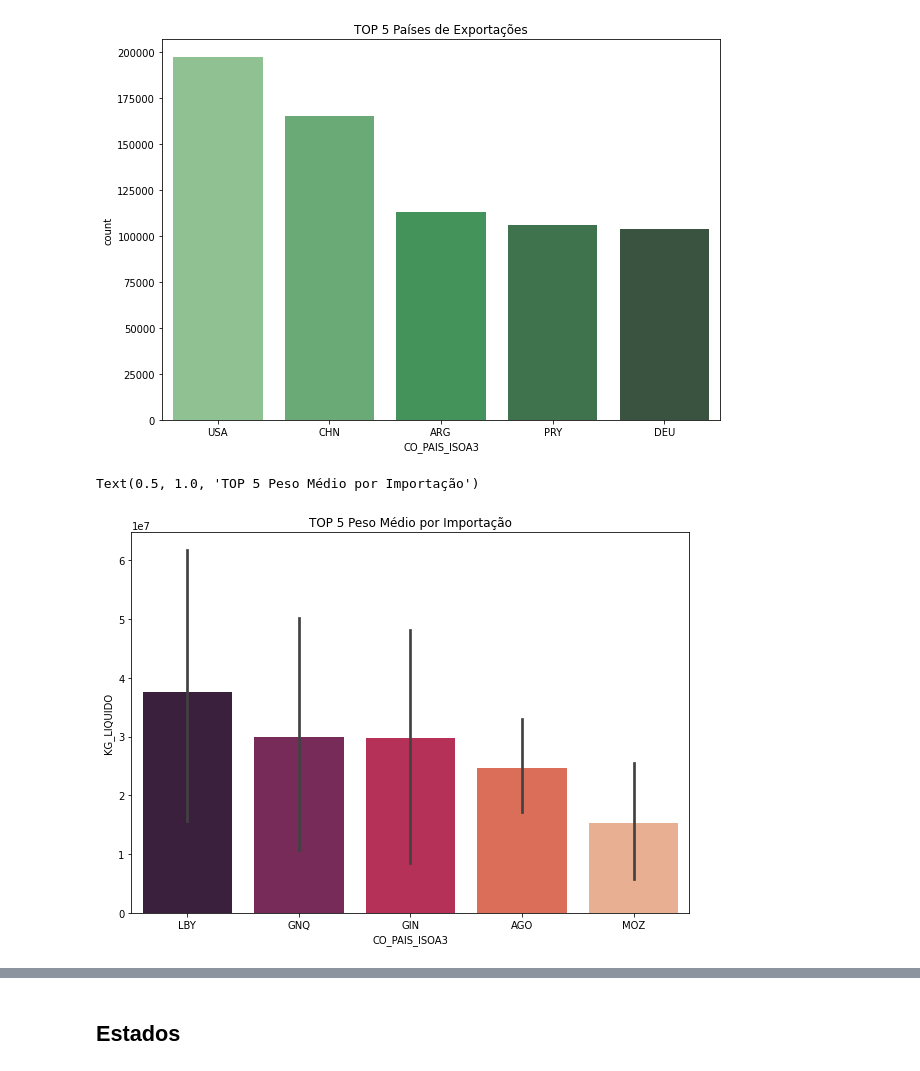
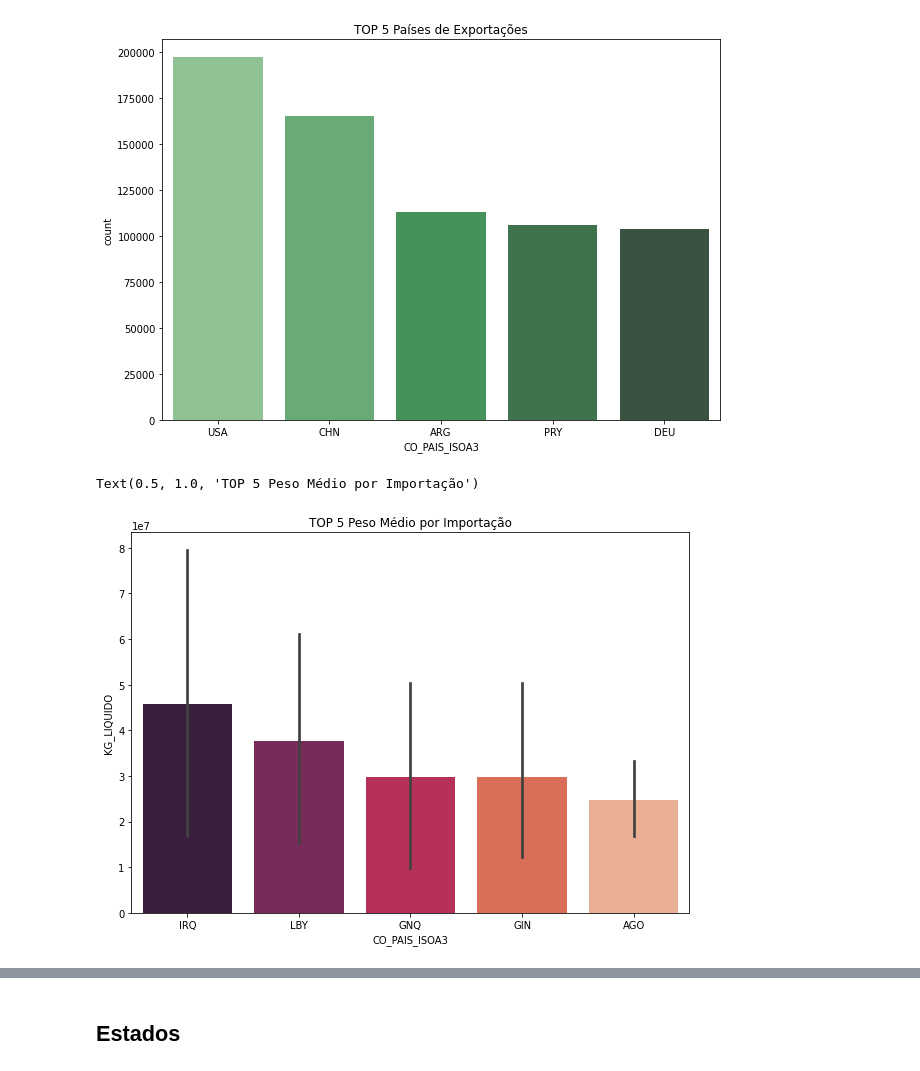
Before and after one commit to Gabrieleas10/case_FortBrasil, a Jupyter notebook: scripts/data_analysis.ipynb, the cells around one changed output, grey strips where cells are left out. Saved outputs shown, nothing was run; the diff lists cells and outputs as text; code cells hidden in the pictures.

```diff
--- a/scripts/data_analysis.ipynb
+++ b/scripts/data_analysis.ipynb
@@ -103,12 +103,12 @@ Text(0.5, 1.0, 'TOP 5 Países de Exportações')
 # %%
 # média de peso por importação dos países - TOP5
 rcParams['figure.figsize'] = 10, 7
 plot_order = df_imp.groupby('CO_PAIS_ISOA3')['KG_LIQUIDO'].mean().sort_values(ascending=False).index.values
 sns.barplot(data=df_imp, x='CO_PAIS_ISOA3',  y='KG_LIQUIDO', palette="rocket",
-            order=plot_order[1:6]).set_title('TOP 5 Peso Médio por Importação')
+            order=plot_order[0:5]).set_title('TOP 5 Peso Médio por Importação')
 # %% [output]
 Text(0.5, 1.0, 'TOP 5 Peso Médio por Importação')
-[figure, old version]
+[figure, new version]
 # %%
 # média de peso por exportação dos países - TOP5
 rcParams['figure.figsize'] = 10, 7
```
Also changed, not shown: parts of 15 cells of this notebook.
